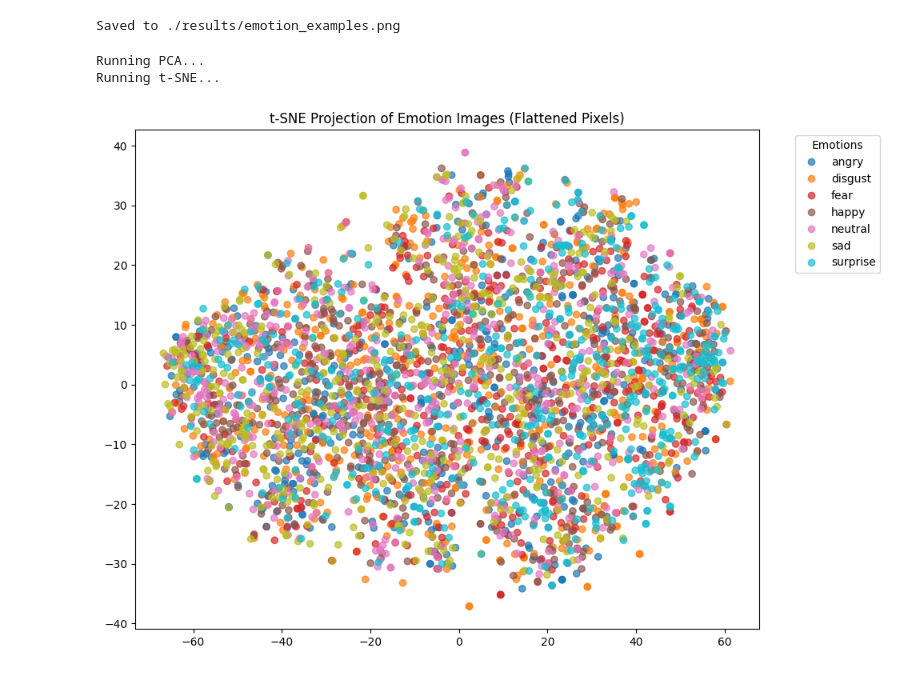
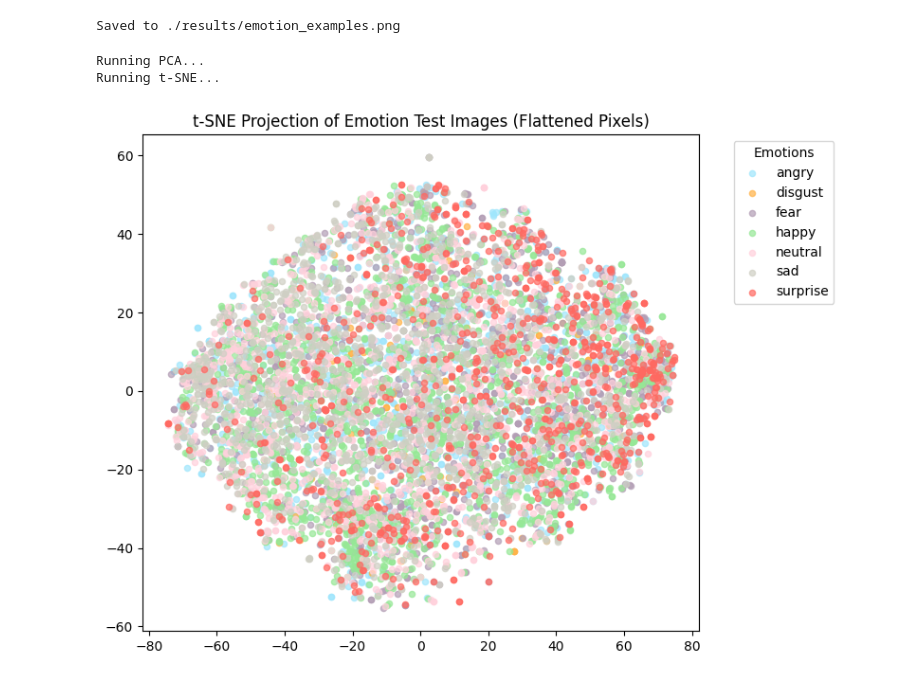
Before and after one commit to yuyanwang03/DeepLearningProject, a Jupyter notebook: EDA.ipynb, the cells around one changed output. Drawn from its saved outputs; the diff is of its cells as text; code cells hidden in the pictures.

Commit message:
emotions clustering

```diff
--- a/EDA.ipynb
+++ b/EDA.ipynb
@@ -282,52 +282,51 @@ import matplotlib.pyplot as plt
 from PIL import Image
 import numpy as np
 from pathlib import Path
-import random
 import os
 
 # Settings
-base_dir = Path('./data/train')
+base_dir = Path('./data/test')
 class_names = sorted([p.name for p in base_dir.iterdir() if p.is_dir()])
-samples_per_class = 500  # total ~7x500 = 3500
 
-# Collect data and labels
+colors = ['#a0e6fc', '#FFB347', '#B39EB5', '#96E896', '#FFD1DC', '#CFCFC4', '#FF6961']
 images = []
 labels = []
-
 for idx, class_name in enumerate(class_names):
     class_path = base_dir / class_name
     image_paths = list(class_path.glob('*'))
-    selected_paths = random.sample(image_paths, min(samples_per_class, len(image_paths)))
 
-    for path in selected_paths:
+    for path in image_paths:
         img = Image.open(path).convert('L').resize((48, 48))  # grayscale, consistent size
         img_array = np.array(img).flatten()  # shape: (48*48,)
         images.append(img_array)
         labels.append(idx)
 
 images = np.array(images)
 labels = np.array(labels)
 
-# Optional: reduce dimensionality before t-SNE (recommended)
+# Reduce dimensionality before t-SNE
 print("Running PCA...")
 pca = PCA(n_components=50)
 images_pca = pca.fit_transform(images)
 
 # Run t-SNE
 print("Running t-SNE...")
 tsne = TSNE(n_components=2, perplexity=30, random_state=42, n_iter=1000)
 images_tsne = tsne.fit_transform(images_pca)
 
 # Plot
-plt.figure(figsize=(10, 7))
-scatter = plt.scatter(images_tsne[:, 0], images_tsne[:, 1], c=labels, cmap='tab10', alpha=0.7)
-plt.legend(handles=scatter.legend_elements()[0], labels=class_names, title="Emotions", bbox_to_anchor=(1.05, 1), loc='upper left')
-plt.title("t-SNE Projection of Emotion Images (Flattened Pixels)")
+plt.figure(figsize=(8, 6))
+for idx, label in enumerate(np.unique(labels)):
+    mask = labels == label
+    plt.scatter(images_tsne[mask, 0], images_tsne[mask, 1], label=class_names[label], alpha=0.7, color=colors[idx], s=20)
+
+plt.title("t-SNE Projection of Emotion Test Images (Flattened Pixels)")
+plt.legend(title="Emotions", bbox_to_anchor=(1.05, 1), loc='upper left')
 plt.tight_layout()
 os.makedirs('./results', exist_ok=True)
 plt.savefig('./results/tsne_emotions_before_training.png', dpi=300)
 plt.show()
 # %% [output]
 Running PCA...
 Running t-SNE...
-[figure, old version]
+[figure, new version]
```
Also changed, not shown: 17 other files.
